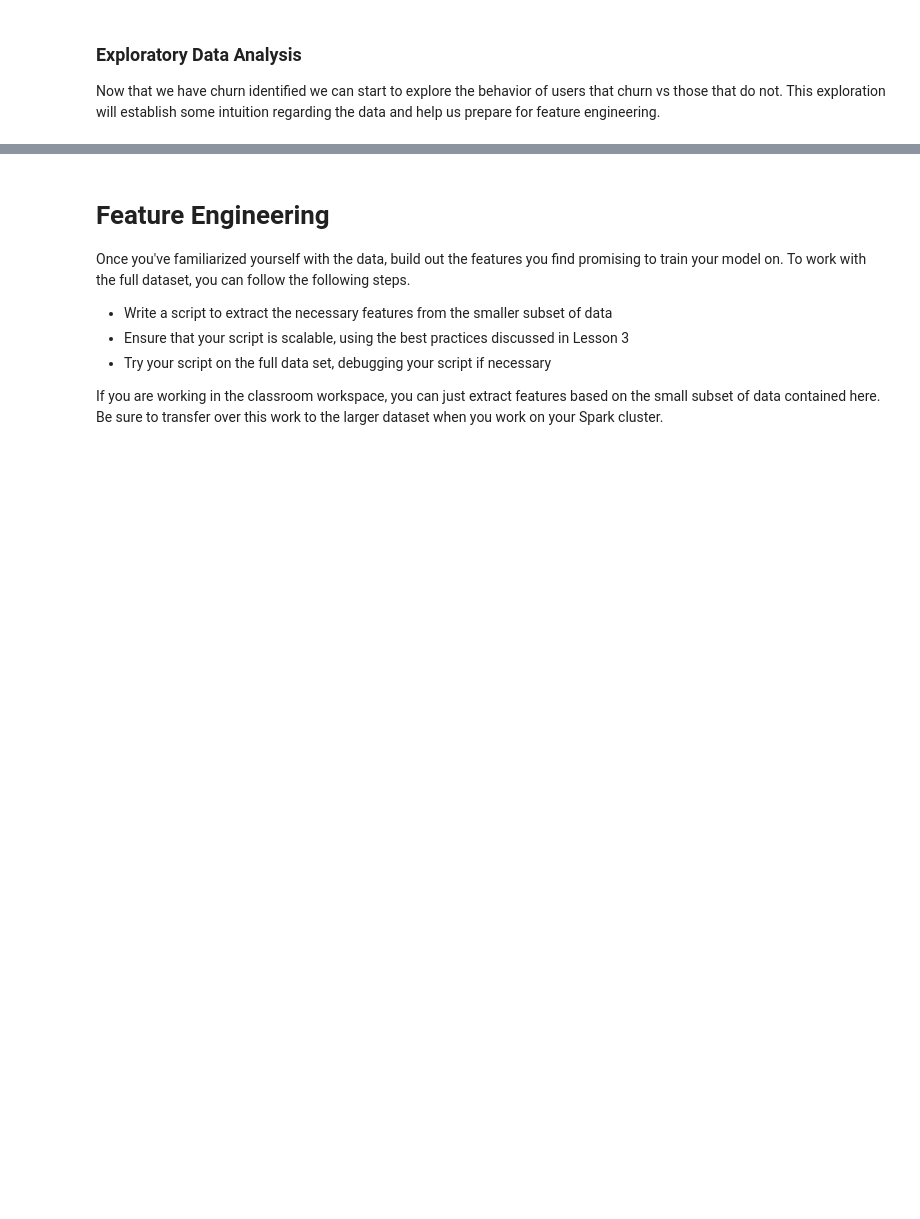
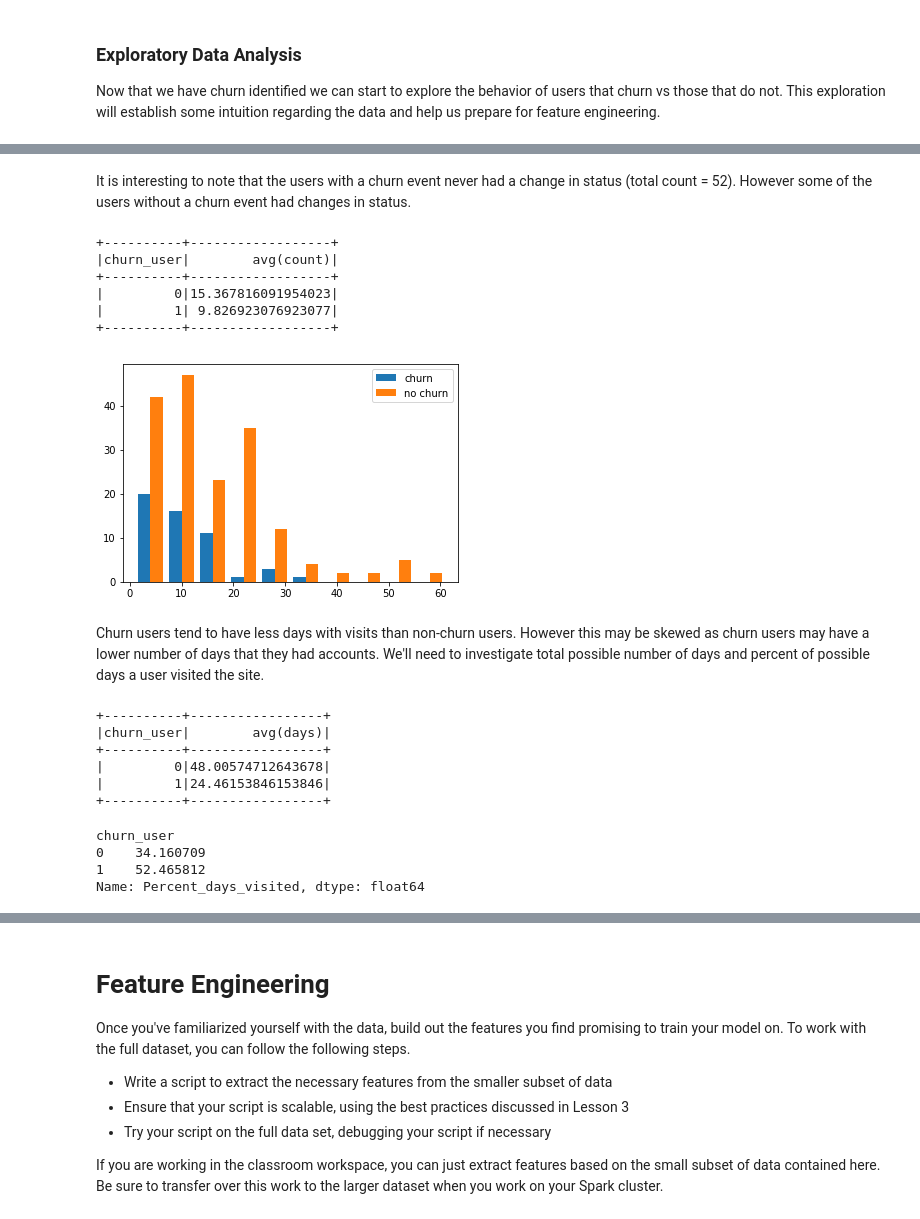
Before and after one commit to henzi23/Music_App_Churn_Prediction, a Jupyter notebook: Sparkify.ipynb, the cells around one changed output, grey strips where cells are left out. Cells and saved outputs as stored; diff of their text form; code cells hidden in the pictures; blank space fills up the shorter version.

```diff
--- a/Sparkify.ipynb
+++ b/Sparkify.ipynb
@@ -121,9 +124,3 @@ df.select("userId","page").dropDuplicates().groupBy("page").agg({"userID":"count
  Row(page='Upgrade', count(userID)=168),
  Row(page='Error', count(userID)=118),
  Row(page='Submit Upgrade', count(userID)=131)]
-# %%
-# convert ts to months and days
-get_month = udf(lambda x: datetime.datetime.fromtimestamp(x / 1000.0). month)
-df = df.withColumn("month", get_month(df.ts))
-get_day = udf(lambda x: datetime.datetime.fromtimestamp(x / 1000.0). day)
-df = df.withColumn("day", get_day(df.ts))
@@ -150,0 +127,5 @@ df.select('month','day').distinct().orderBy('month','day').collect()
+# %%
+# convert ts to date
+#get_date = udf(lambda x: datetime.datetime.utcfromtimestamp(x / 1000.0). date())
+get_date = udf(lambda x: datetime.datetime.fromtimestamp(x/1000).strftime('%Y-%m-%d'))
+df = df.withColumn('date', get_date(df.ts))
@@ -343,2 +189,0 @@ df.filter(df.userId=='54').select('page').groupBy('page').agg({'page':'count'}).
-# %%
-df = df.withColumn("churn_id", Fsum("churn").over(windowval))
@@ -351,0 +213,56 @@ df = df.withColumn("churn_id", Fsum("churn").over(windowval))
+# %% [markdown]
+It is interesting to note that the users with a churn event never had a change in status (total count = 52).  However some of the users without a churn event had changes in status.
+# %%
+# average numbers of days visited by user and churn
+user_visits_day = df.select('userID','churn_user','date').distinct().groupBy('userID','churn_user').count()
+user_visits_day.groupBy('churn_user').agg(avg('count')).show()
+# %% [output]
++----------+------------------+
+|churn_user|        avg(count)|
++----------+------------------+
+|         0|15.367816091954023|
+|         1| 9.826923076923077|
++----------+------------------+
+# %%
+# plot histogram of number of days visited
+visit_day_df = user_visits_day.toPandas()
+plt.hist([visit_day_df[visit_day_df.churn_user==1]['count'],
+          visit_day_df[visit_day_df.churn_user==0]['count']],
+        label=['churn','no churn'])
+plt.legend(loc='upper right')
+plt.show();
+# %% [output]
+[figure, added]
+# %% [markdown]
+Churn users tend to have less days with visits than non-churn users.  However this may be skewed as churn users may have a lower number of days that they had accounts.  We'll need to investigate total possible number of days and percent of possible days a user visited the site.
+# %%
+# total possible days by user
+
+delta_day = udf(lambda x,y:
+            (datetime.datetime.strptime(x, '%Y-%m-%d')-datetime.datetime.strptime(y, '%Y-%m-%d')).days + 1, IntegerType())
+
+user_possible = df.groupBy('userID','churn_user') \
+    .agg(max('date').alias('end'),min('date').alias('start'))
+
+user_possible = user_possible.withColumn("days", delta_day(user_possible.end,user_possible.start))
+
+user_possible.groupBy('churn_user').agg(avg('days')).show()
+# %% [output]
++----------+-----------------+
+|churn_user|        avg(days)|
++----------+-----------------+
+|         0|48.00574712643678|
+|         1|24.46153846153846|
++----------+-----------------+
+# %%
+# percent of possible days visited by user
+possible_df = user_possible.toPandas()
+merged_usage = visit_day_df.merge(possible_df,on=['userID','churn_user'])
+merged_usage['Percent_days_visited'] = merged_usage['count'] / merged_usage['days'] *100
+
+merged_usage.groupby('churn_user')['Percent_days_visited'].mean()
+# %% [output]
+churn_user
+0    34.160709
+1    52.465812
+Name: Percent_days_visited, dtype: float64
```
Also changed, not shown: parts of 24 cells of this notebook, 1 other file.
